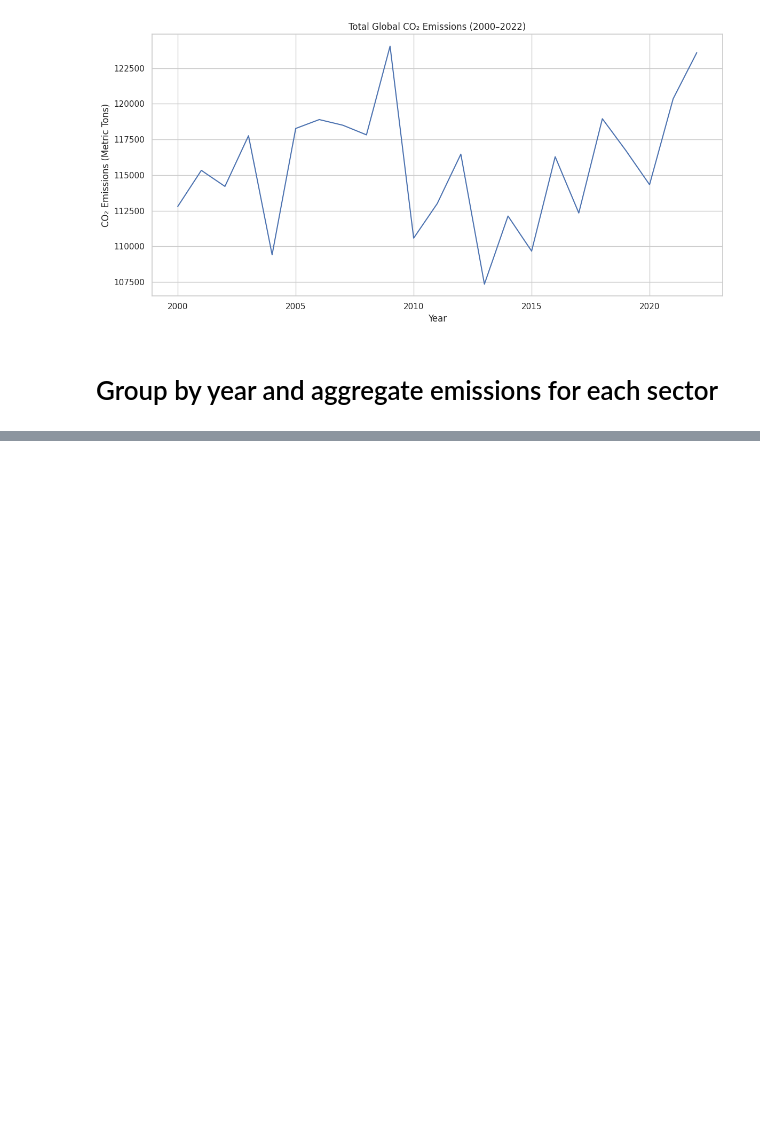
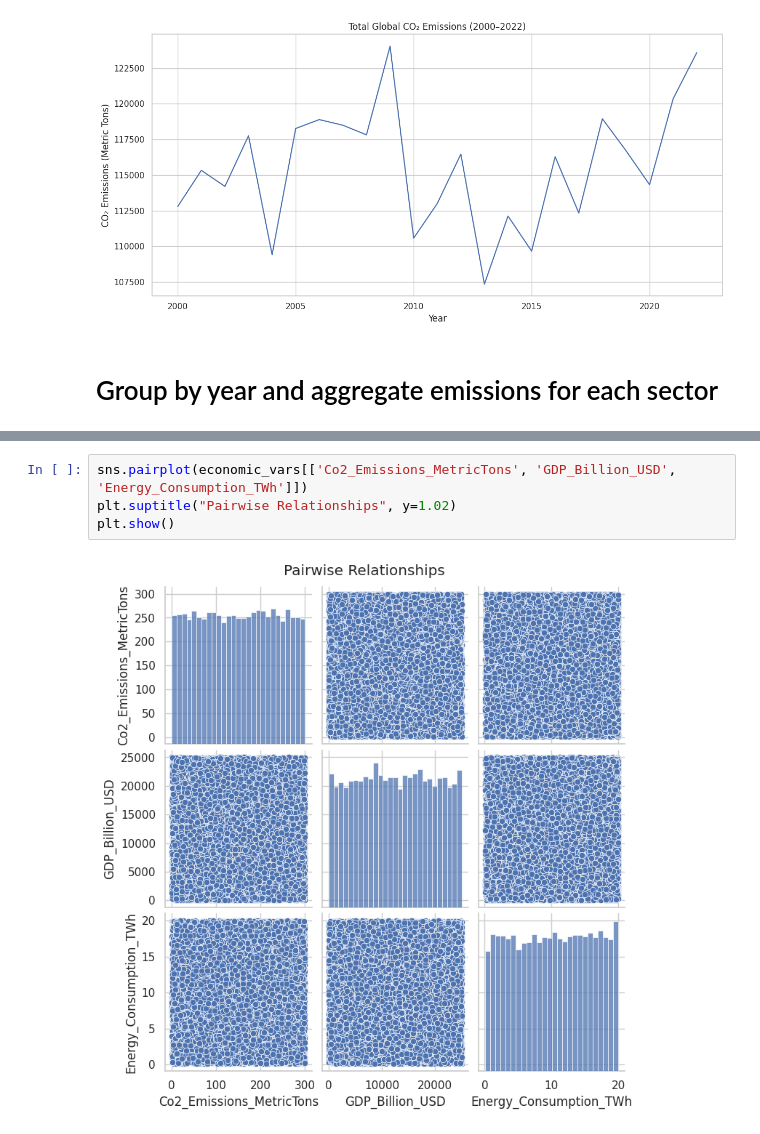
Before and after one commit to nmawulorm/iot-encryption-optimization, a Jupyter notebook: zulaiha/machine-learning.ipynb, the cells around one changed output, grey strips where cells are left out. Cells and saved outputs as stored; diff of their text form; blank space fills up the shorter version.

```diff
--- a/zulaiha/machine-learning.ipynb
+++ b/zulaiha/machine-learning.ipynb
@@ -138,0 +208,6 @@ plt.show()
+# %%
+sns.pairplot(economic_vars[['Co2_Emissions_MetricTons', 'GDP_Billion_USD', 'Energy_Consumption_TWh']])
+plt.suptitle("Pairwise Relationships", y=1.02)
+plt.show()
+# %% [output]
+[figure, added]
```
Also changed, not shown: parts of 11 cells of this notebook.
